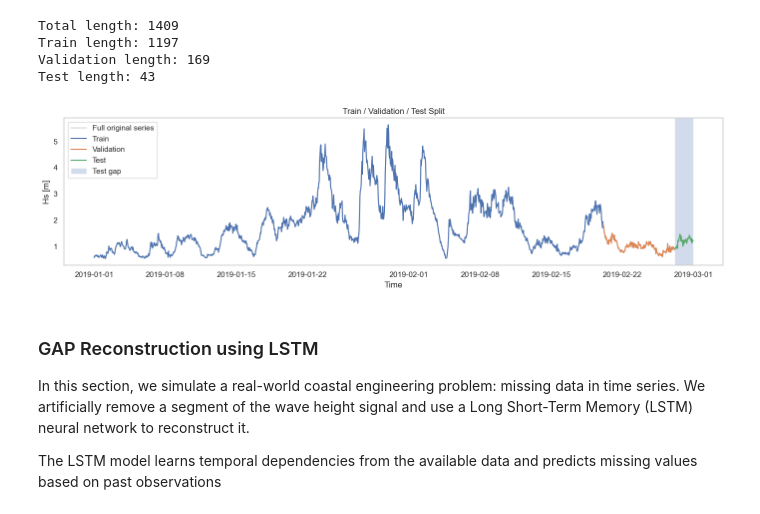
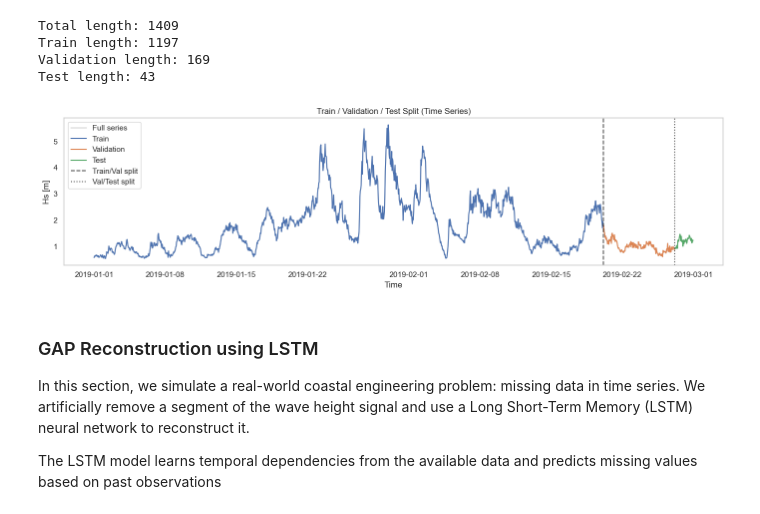
Before and after one commit to mvinesr/coastal-ml-seminar, a Jupyter notebook: notebooks/01_intro_ml_dl_coastal.ipynb, the cells around one changed output. Cells and saved outputs as stored; diff of their text form; code cells hidden in the pictures.

```diff
--- a/notebooks/01_intro_ml_dl_coastal.ipynb
+++ b/notebooks/01_intro_ml_dl_coastal.ipynb
@@ -300,27 +300,27 @@ Test length: 43
 # %%
 plt.figure(figsize=(14,4))
 
-plt.plot(series.index, series.values, color="lightgray", label="Full original series")
+# Serie completa
+plt.plot(series.index, series.values, color="lightgray", label="Full series")
+
+# Splits
 plt.plot(train_series.index, train_series.values, label="Train")
 plt.plot(val_series.index, val_series.values, label="Validation")
 plt.plot(test_series.index, test_series.values, label="Test")
 
-plt.axvspan(
-    test_series.index[0],
-    test_series.index[-1],
-    alpha=0.25,
-    label="Test gap"
-)
+# Líneas verticales de separación (MUY didáctico)
+plt.axvline(val_series.index[0], color="black", linestyle="--", alpha=0.7, label="Train/Val split")
+plt.axvline(test_series.index[0], color="black", linestyle=":", alpha=0.7, label="Val/Test split")
 
-plt.title("Train / Validation / Test Split")
+plt.title("Train / Validation / Test Split (Time Series)")
 plt.ylabel("Hs [m]")
 plt.xlabel("Time")
 plt.legend()
 plt.grid()
 plt.tight_layout()
 plt.show()
 # %% [output]
-[figure, old version]
+[figure, new version]
 # %% [markdown]
 ### GAP Reconstruction using LSTM
 
```
Also changed, not shown: parts of 13 cells of this notebook.
